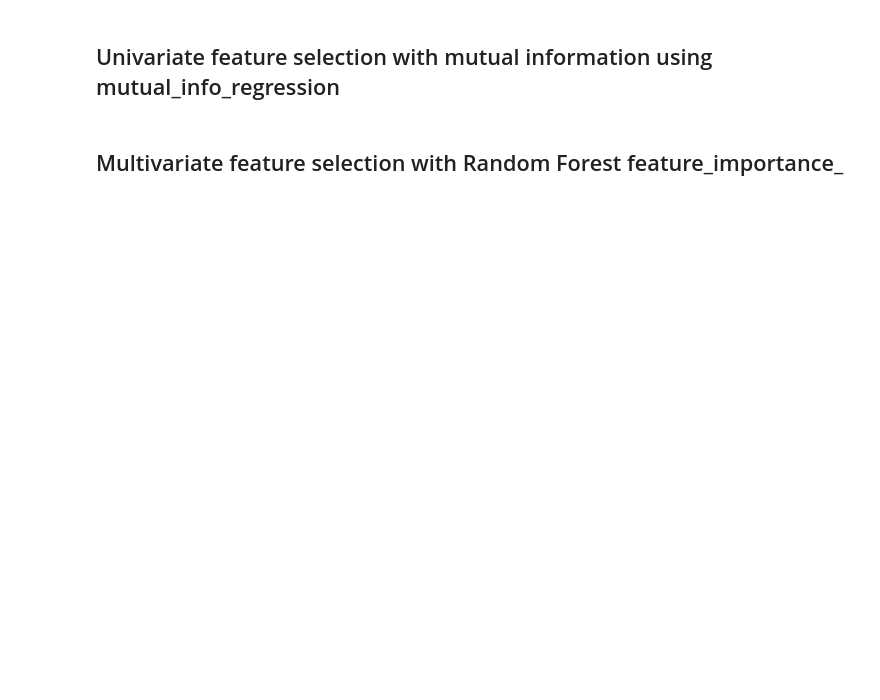
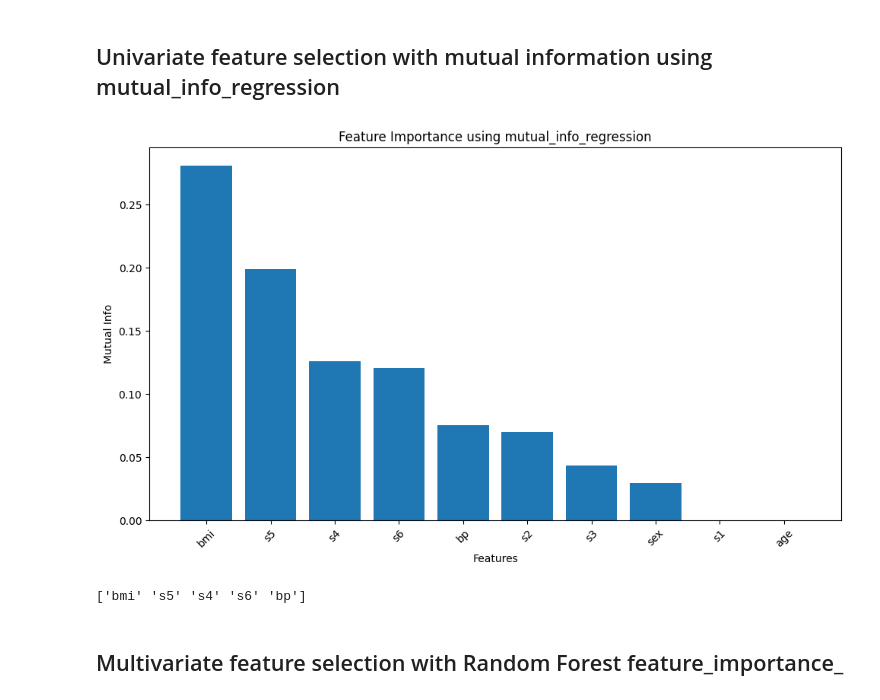
Before and after one commit to DataScienceAndEngineering/hw4p6-Arden-Zhu, a Jupyter notebook: dsei2100s26hw4p6-feature-selection.ipynb, the cells around one changed output. Drawn from its saved outputs; the diff is of its cells as text; code cells hidden in the pictures; blank space fills up the shorter version.

```diff
--- a/dsei2100s26hw4p6-feature-selection.ipynb
+++ b/dsei2100s26hw4p6-feature-selection.ipynb
@@ -82,9 +176,26 @@ A Here:
 # %%
 # Use mutual_info_regression to get the feature importance, sort by the absolute value
 # but show the signed value on y and label on x by variable name
 # Should be a bar graph
+mi_values = mutual_info_regression(X_train, y_train, random_state=SEED)
+sorted_idx = np.argsort(np.abs(mi_values))[::-1]
+sorted_value = mi_values[sorted_idx]
+
+plt.figure(figsize=(10, 6))
+plt.bar(x = range(len(mi_values)), height = sorted_value)
+plt.xticks(range(len(mi_values)), np.array(data.feature_names)[sorted_idx], rotation=45)
+plt.xlabel('Features')
+plt.ylabel('Mutual Info')
+plt.title('Feature Importance using mutual_info_regression')
+plt.tight_layout()
+plt.show()
+# %% [output]
+[figure, added]
 # %%
 # What are the top 5 features according to mutual_info_regression?
+print(np.array(data.feature_names)[sorted_idx][:5])
+# %% [output]
+['bmi' 's5' 's4' 's6' 'bp']
 # %% [markdown]
 ## Multivariate feature selection with Random Forest feature_importance_
 # %%
```
Also changed, not shown: parts of 17 cells of this notebook.
